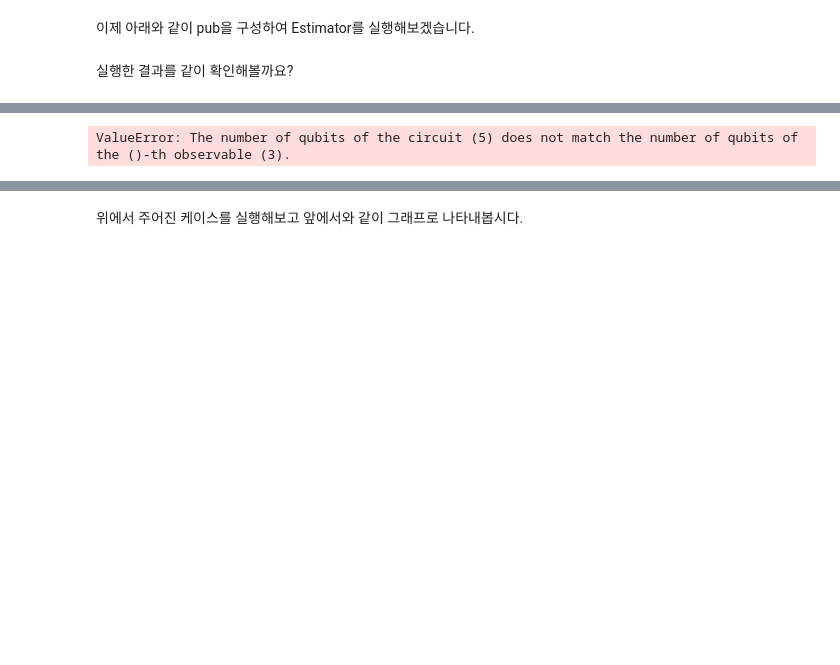
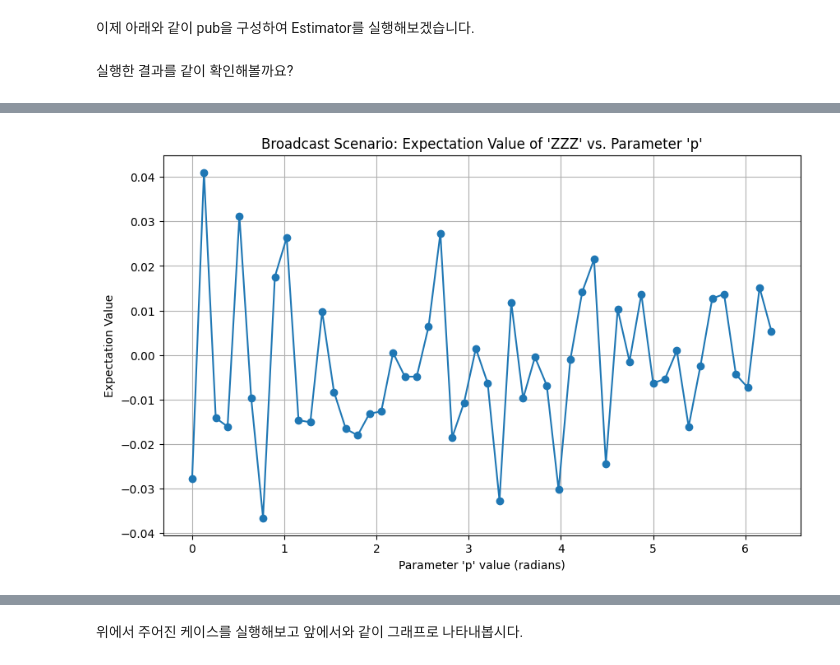
Before and after one commit to KimHaejoong1/busan-quantum-developer-program, a Jupyter notebook: korean-community-resources/코딩실습 6.ipynb, the cells around one changed output, grey strips where cells are left out. Drawn from its saved outputs; the diff is of its cells as text; code cells hidden in the pictures; blank space fills up the shorter version.

```diff
--- a/korean-community-resources/코딩실습 6.ipynb
+++ b/korean-community-resources/코딩실습 6.ipynb
@@ -254,23 +276,34 @@ Broadcasting을 적용하는 주요 케이스에 대해 얘기해봅시다:
 # %%
+from qiskit_aer import AerSimulator
+
 # Broadcast single observable
 parameter_values = np.random.uniform(size=(5,))  # shape (5,)
 observables = SparsePauliOp("ZZZ")  # shape ()
 # >> pub result has shape (5,)
 
-estimator_pub = (isa_circuit, observables, params)
+#    - 기본 시뮬레이터를 사용하는 Estimator를 준비합니다.
+backend = AerSimulator()
+estimator = Estimator(mode=backend)
 
-# estimator를 설정하여 실행합니다.
-estimator = Estimator(mode=backend)
-job = estimator.run([estimator_pub])
+#    - np.random.uniform 대신 np.linspace를 사용하면 더 깔끔한 그래프를 얻을 수 있습니다.
+#    - 0부터 2*pi까지 50개의 파라미터 값을 준비합니다.
+parameter_values = np.linspace(0, 2 * np.pi, 50) # shape (50,)
+parameter_values = parameter_values.reshape(-1, 1) # to shape (50, 1)
+observables = SparsePauliOp("ZZZ")              # shape ()
+
+
+# Estimator를 실행하여 기댓값을 계산합니다.
+job = estimator.run(pubs=[(qc_1_param, observables, parameter_values)])
 result = job.result()
-evs = result[0].data.evs
+evs = result[0].data.evs # evs = Expectation Values
 
-plt.figure(figsize=(8, 5))
+# 시각화
+plt.figure(figsize=(10, 6))
 plt.plot(parameter_values, evs, marker='o', linestyle='-')
-plt.title("Broadcast: Single Observable vs. Multiple Parameters")
-plt.xlabel("Parameter 'p' value")
-plt.ylabel("Expectation Value of ZZZ")
+plt.title("Broadcast Scenario: Expectation Value of 'ZZZ' vs. Parameter 'p'")
+plt.xlabel("Parameter 'p' value (radians)")
+plt.ylabel("Expectation Value")
 plt.grid(True)
 plt.show()
 # %% [output]
-ValueError: The number of qubits of the circuit (5) does not match the number of qubits of the ()-th observable (3).
+[figure, added]
```
Also changed, not shown: parts of 12 cells of this notebook.
